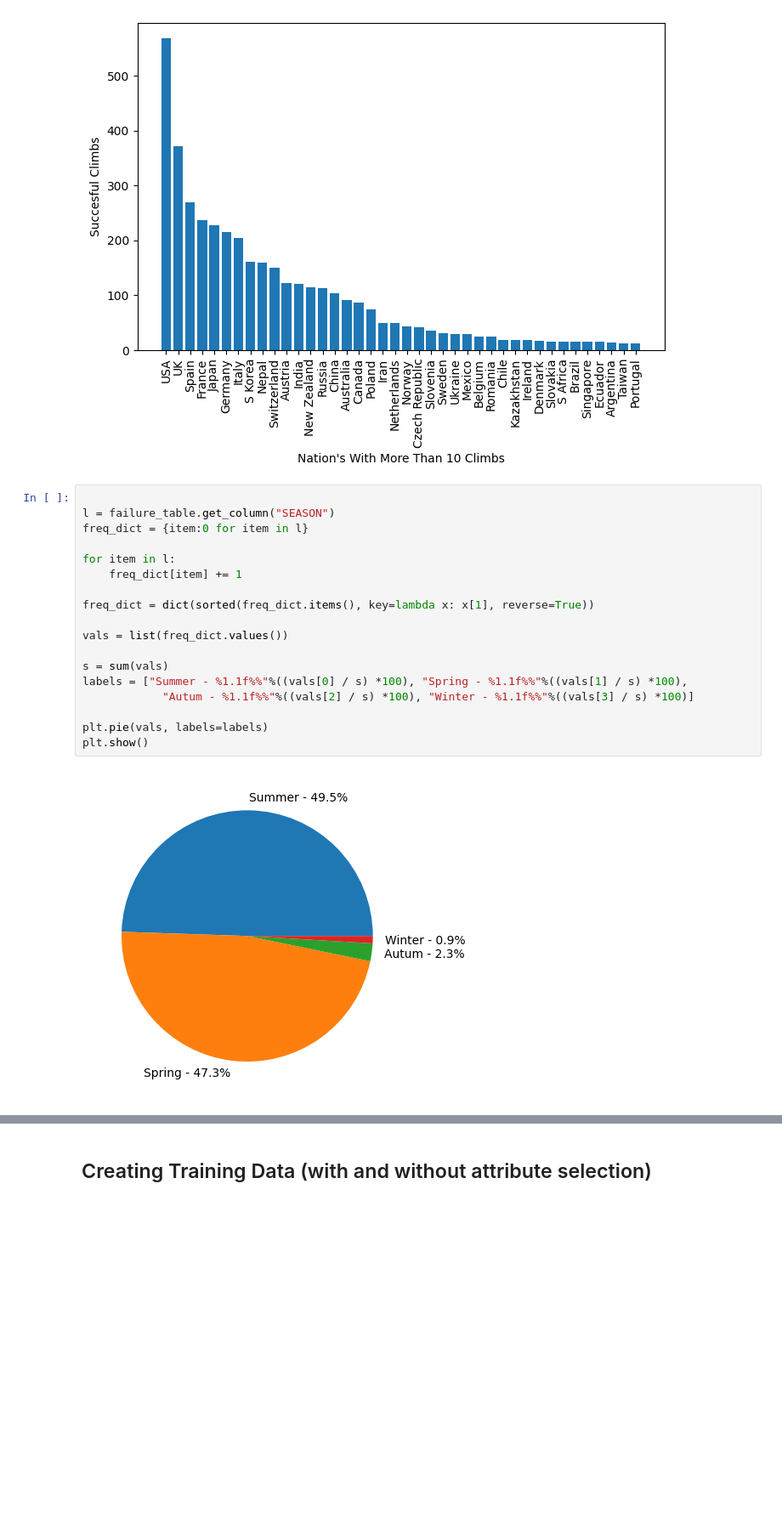
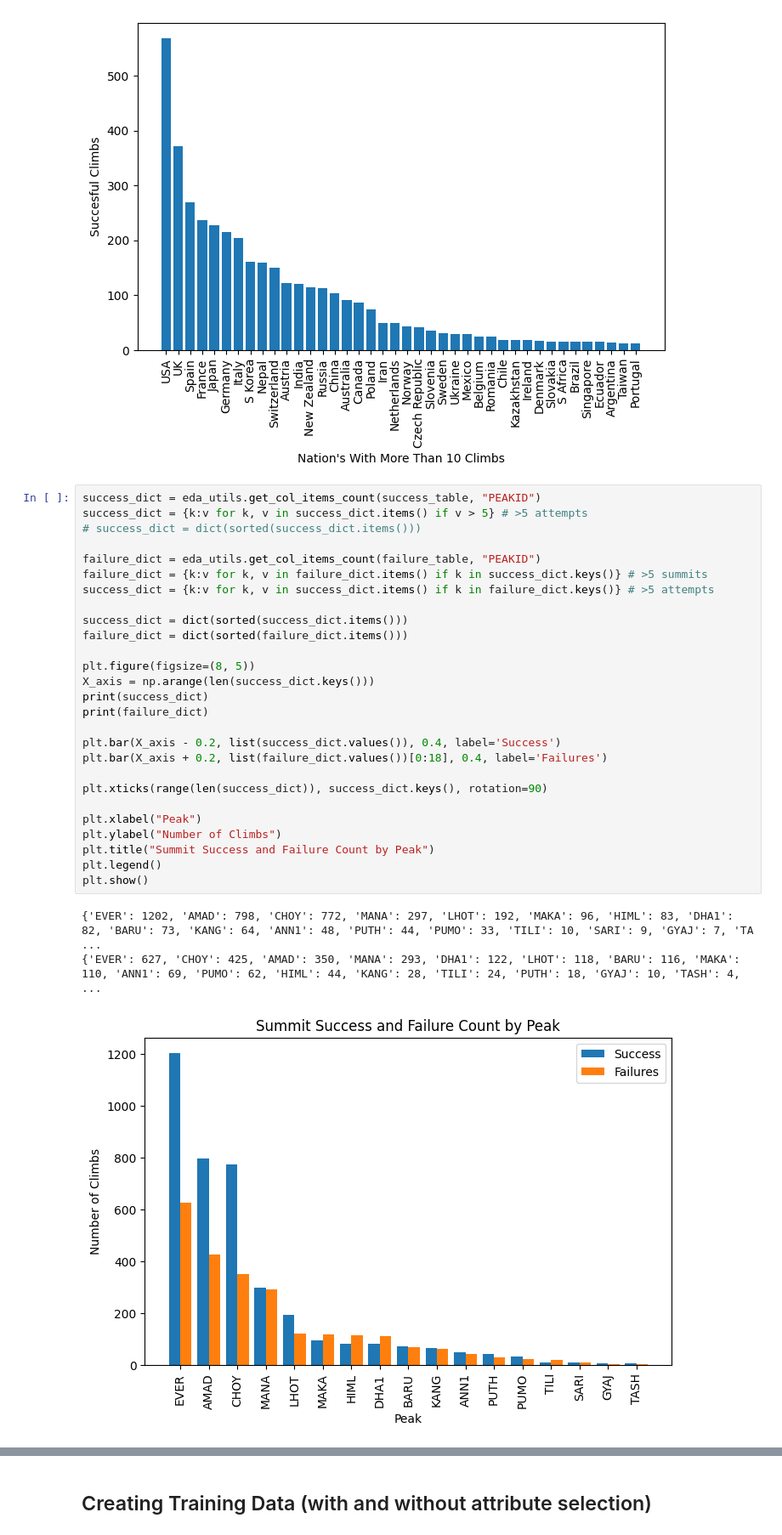
Before and after one commit to dpmacisaac/FinalProject-CPSC322, a Jupyter notebook: himalayan_dataset_eda.ipynb, the cells around one changed output, grey strips where cells are left out. Shown: that part at 85% size. Cells and saved outputs as stored; diff of their text form; blank space fills up the shorter version.

```diff
--- a/himalayan_dataset_eda.ipynb
+++ b/himalayan_dataset_eda.ipynb
@@ -105,25 +86,36 @@ eda_utils.generate_freq_chart(success_table, "NATION", "Nation's With More Than
 # %% [output]
 [figure]
 [figure]
-# %%
-
-l = failure_table.get_column("SEASON")
-freq_dict = {item:0 for item in l}
-
-for item in l:
-    freq_dict[item] += 1
-
-freq_dict = dict(sorted(freq_dict.items(), key=lambda x: x[1], reverse=True))
-
-vals = list(freq_dict.values())
-
-s = sum(vals)
-labels = ["Summer - %1.1f%%"%((vals[0] / s) *100), "Spring - %1.1f%%"%((vals[1] / s) *100),
-            "Autum - %1.1f%%"%((vals[2] / s) *100), "Winter - %1.1f%%"%((vals[3] / s) *100)]
-
-plt.pie(vals, labels=labels)
-plt.show()
-# %% [output]
-[figure, removed]
+# %%
+success_dict = eda_utils.get_col_items_count(success_table, "PEAKID")
+success_dict = {k:v for k, v in success_dict.items() if v > 5} # >5 attempts
+# success_dict = dict(sorted(success_dict.items()))
+
+failure_dict = eda_utils.get_col_items_count(failure_table, "PEAKID")
+failure_dict = {k:v for k, v in failure_dict.items() if k in success_dict.keys()} # >5 summits
+success_dict = {k:v for k, v in success_dict.items() if k in failure_dict.keys()} # >5 attempts
+
+success_dict = dict(sorted(success_dict.items()))
+failure_dict = dict(sorted(failure_dict.items()))
+
+plt.figure(figsize=(8, 5))
+X_axis = np.arange(len(success_dict.keys()))
+print(success_dict)
+print(failure_dict)
+
+plt.bar(X_axis - 0.2, list(success_dict.values()), 0.4, label='Success')
+plt.bar(X_axis + 0.2, list(failure_dict.values())[0:18], 0.4, label='Failures')
+
+plt.xticks(range(len(success_dict)), success_dict.keys(), rotation=90)
+
+plt.xlabel("Peak")
+plt.ylabel("Number of Climbs")
+plt.title("Summit Success and Failure Count by Peak")
+plt.legend()
+plt.show()
+# %% [output]
+{'EVER': 1202, 'AMAD': 798, 'CHOY': 772, 'MANA': 297, 'LHOT': 192, 'MAKA': 96, 'HIML': 83, 'DHA1': 82, 'BARU': 73, 'KANG': 64, 'ANN1': 48, 'PUTH': 44, 'PUMO': 33, 'TILI': 10, 'SARI': 9, 'GYAJ': 7, 'TA ...
+{'EVER': 627, 'CHOY': 425, 'AMAD': 350, 'MANA': 293, 'DHA1': 122, 'LHOT': 118, 'BARU': 116, 'MAKA': 110, 'ANN1': 69, 'PUMO': 62, 'HIML': 44, 'KANG': 28, 'TILI': 24, 'PUTH': 18, 'GYAJ': 10, 'TASH': 4,  ...
+[figure, added]
 # %%
 
```
Also changed, not shown: parts of 14 cells of this notebook, 1 other file.
